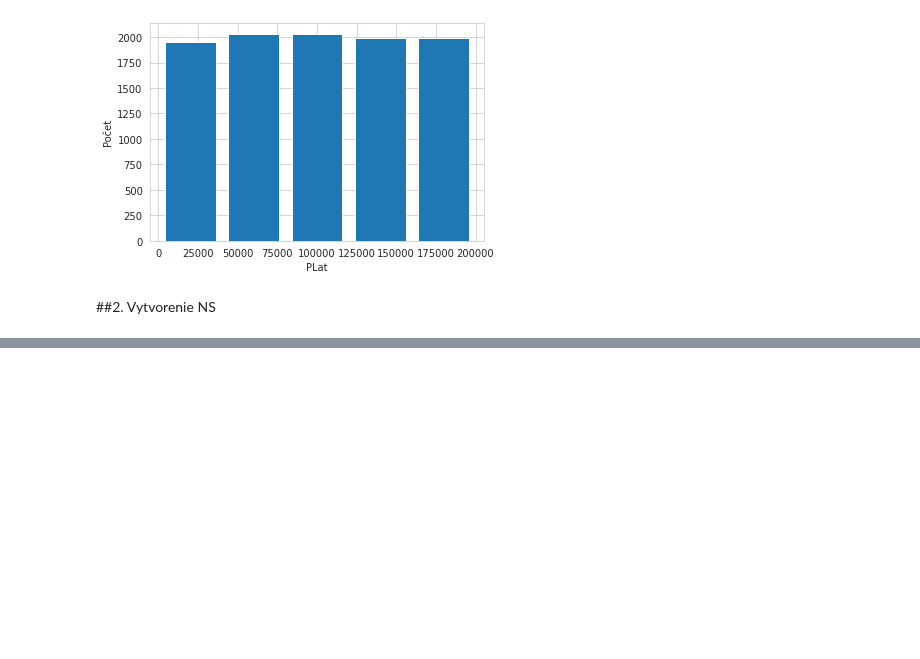
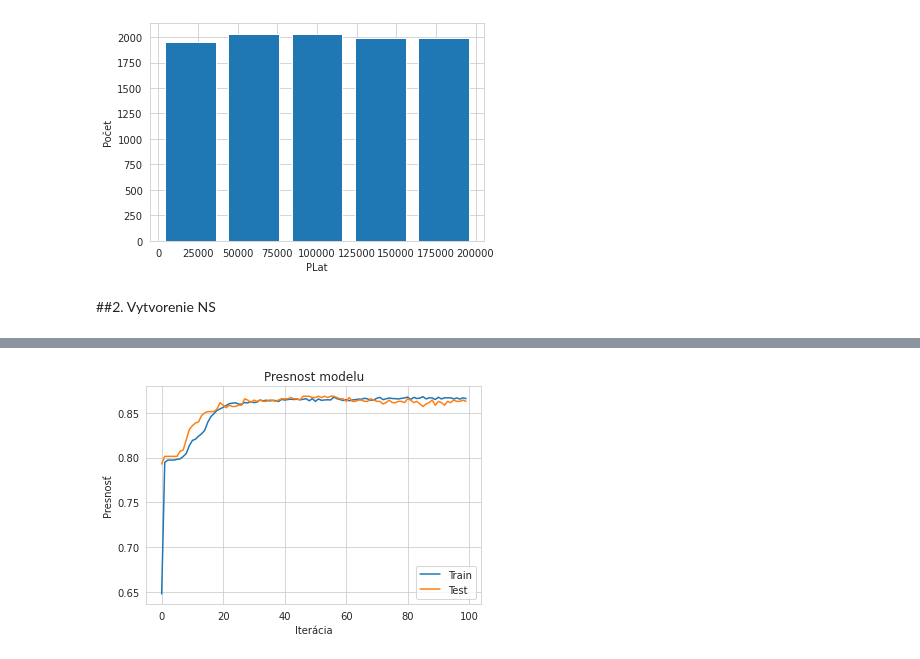
Before and after one commit to kristiankluka/Kluka_NS2021, a Jupyter notebook: NS_KLUKA.ipynb, the cells around one changed output, grey strips where cells are left out. Drawn from its saved outputs; the diff is of its cells as text; code cells hidden in the pictures; blank space fills up the shorter version.

```diff
--- a/NS_KLUKA.ipynb
+++ b/NS_KLUKA.ipynb
@@ -95,3 +91,13 @@ plt.show()
 [figure]
 # %% [markdown]
 ##2. Vytvorenie NS
+# %%
+classifier = Sequential()
+# %%
+# Vstupná vrstva a prvá skrytá vrstva
+classifier.add(Dense(6, activation = 'relu',input_shape = (X_train.shape[1], )))
+# pridanie nasledujúcej skrytej vrstvy
+classifier.add(Dense(6, activation = 'relu'))
+# pridatnie výstupnej vrstvy
+classifier.add(Dense(1, activation = 'sigmoid'))
+classifier.summary()
@@ -97,0 +119,4 @@ plt.show()
+# %%
+classifier.compile(optimizer='adam', loss = 'binary_crossentropy', metrics=['accuracy'])
+# %%
+trenovanie = classifier.fit(X_train, y_train, batch_size=32, epochs=100, validation_split=0.1, verbose=2)
@@ -97,0 +141,10 @@ plt.show()
+# %%
+plt.plot(trenovanie.history['accuracy'])
+plt.plot(trenovanie.history['val_accuracy'])
+plt.ylabel('Presnosť')
+plt.xlabel('Iterácia')
+plt.title('Presnost modelu')
+plt.legend(['Train', 'Test'], loc='lower right')
+plt.show()
+# %% [output]
+[figure, added]
```
Also changed, not shown: parts of 6 cells of this notebook.
